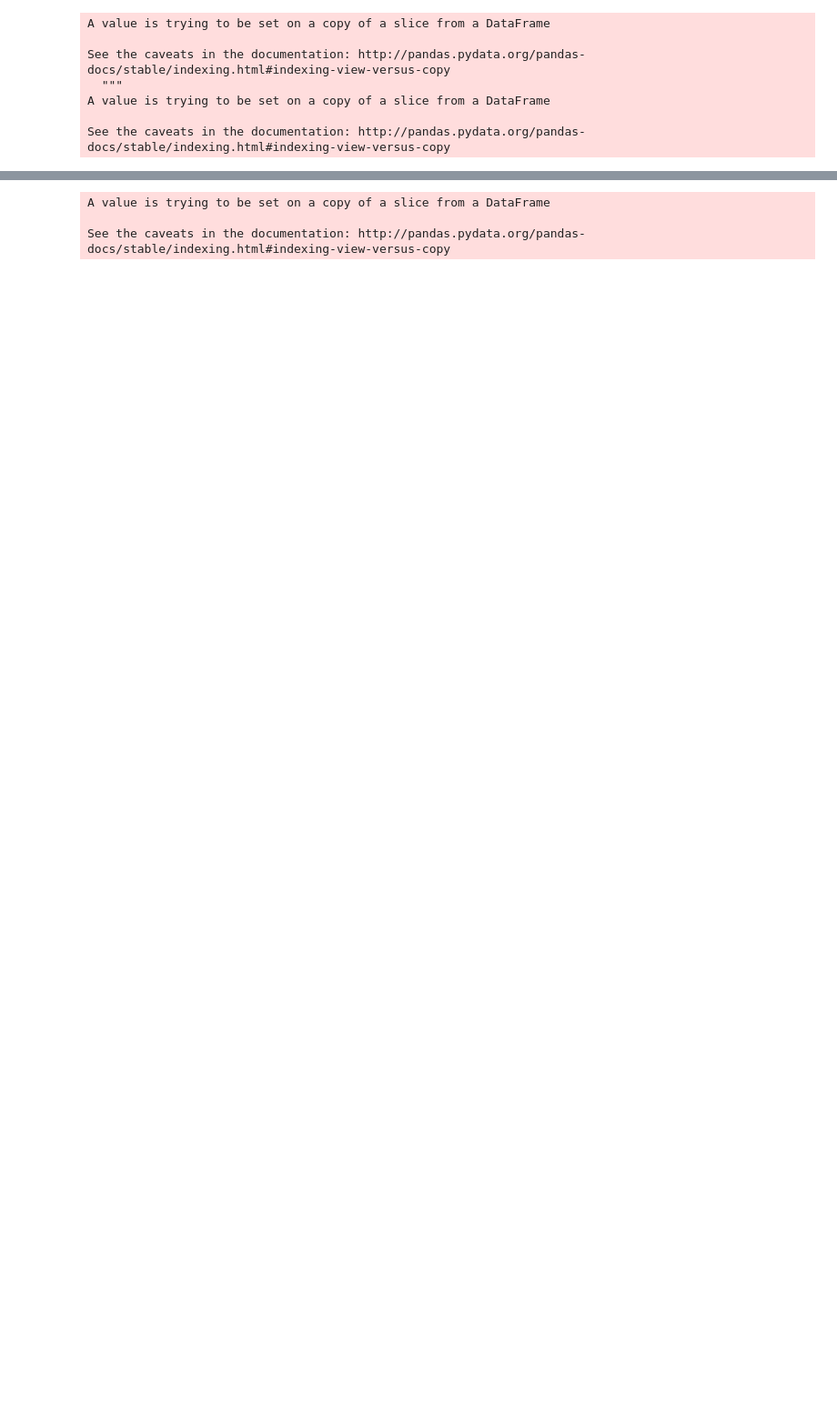
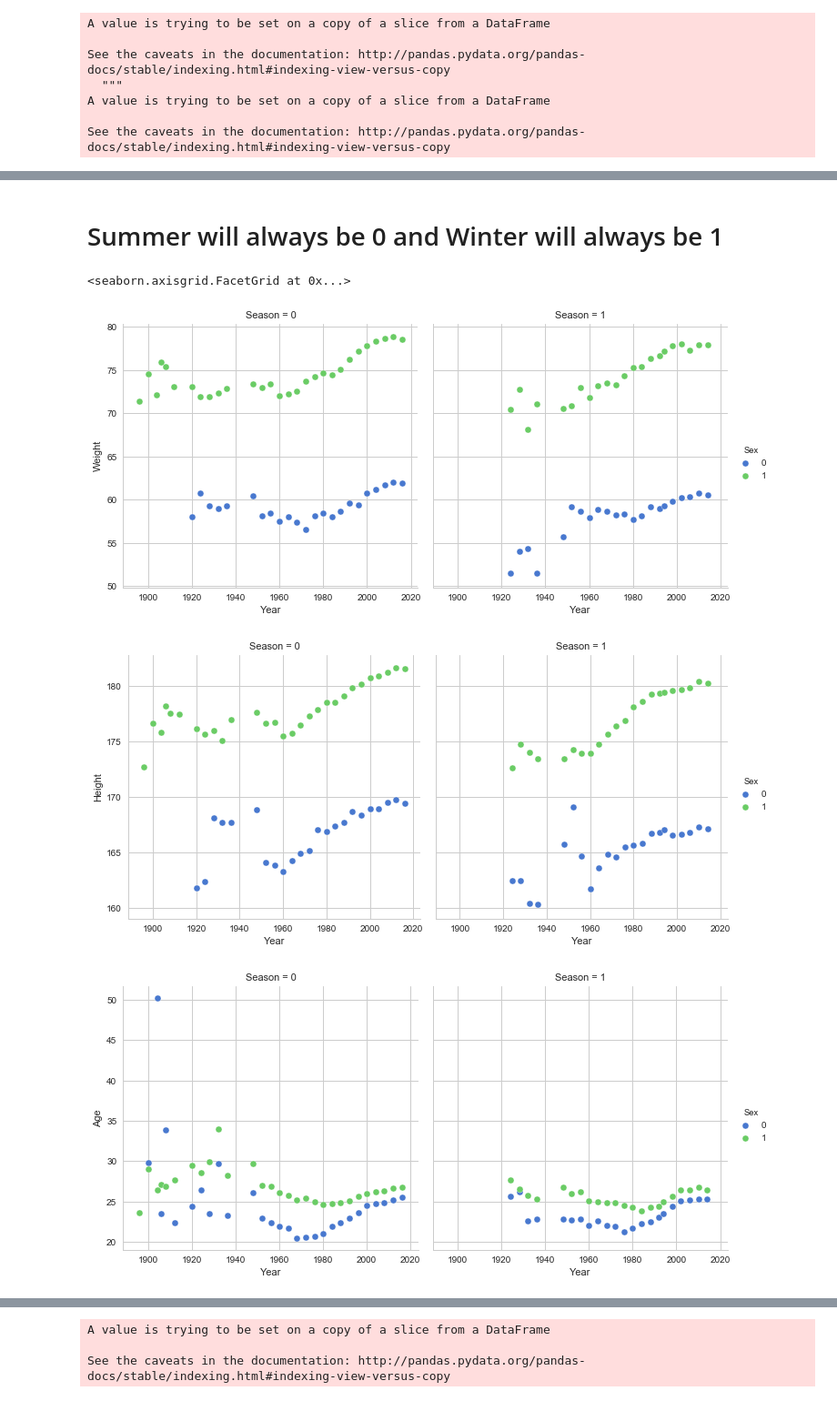
Before and after one commit to rbhavsar5/thinkful, a Jupyter notebook: OlympicNotebook.ipynb, the cells around one changed output, grey strips where cells are left out. Shown at 91% size. Drawn from its saved outputs; the diff is of its cells as text; code cells hidden in the pictures; blank space fills up the shorter version.

```diff
--- a/OlympicNotebook.ipynb
+++ b/OlympicNotebook.ipynb
@@ -119,13 +143,10 @@ See the caveats in the documentation: http://pandas.pydata.org/pandas-docs/stabl
 # %%
-#Making Dataframe to show Biological Information
-BiologyOverTime = DataSet.groupby(['Games'], as_index = True).mean()
-BiologyOverTime = BiologyOverTime[['Age', 'Sex', 'Weight', 'Height']]
-
-#WHY DO I NEED TO DO THIS STEP
-BiologyOverTime['Season'] = 0
-BiologyOverTime['Year'] = 0
-
+#Keeping Only Relevant Columns for Dataframes
+BiologyOverTime = BiologyOverTime[['Age', 'Weight', 'Height', 'Year']]
+BiologyOverTime['Games'] = 0
+BiologyOverTime['Sex'] = 0
 for index in BiologyOverTime.index:
-    BiologyOverTime['Season'][index] = index[0]
-    BiologyOverTime['Year'][index] = index[1]
+    BiologyOverTime['Games'][index] = index[0]
+    BiologyOverTime['Sex'][index] = index[1]
+BiologyOverTime['Season'] = BiologyOverTime['Games'].astype(str).str[5:]
 # %% [output]
@@ -150,0 +182,31 @@ BiologyOverTime.describe()
+# %%
+#Encoding Categorical Data (Seasons)
+#summer = 0 , winter = 1
+labelencoder_X1 = LabelEncoder()
+BiologyOverTime['Season'] = labelencoder_X1.fit_transform(BiologyOverTime['Season'])
+SexOverTime['Season'] = labelencoder_X1.fit_transform(SexOverTime['Season'])
+# %% [markdown]
+# Summer will always be 0 and Winter will always be 1
+# %%
+#Set the aesthetic for a figure
+sns.set(style="whitegrid", palette="muted", color_codes=True)
+
+##Scatter Plot for Weight
+ax = sns.FacetGrid(BiologyOverTime, col = 'Season', hue ='Sex', size = 5)
+ax.map(plt.scatter, 'Year', 'Weight', edgecolor="w")
+ax.add_legend()
+
+##Scatter Plot for Height
+ax = sns.FacetGrid(BiologyOverTime, col = 'Season', hue ='Sex', size = 5)
+ax.map(plt.scatter, 'Year', 'Height', edgecolor="w")
+ax.add_legend()
+
+##Scatter Plot for Age
+ax = sns.FacetGrid(BiologyOverTime, col = 'Season', hue ='Sex', size = 5)
+ax.map(plt.scatter, 'Year', 'Age', edgecolor="w")
+ax.add_legend()
+# %% [output]
+<seaborn.axisgrid.FacetGrid at 0x...>
+[figure, added]
+[figure, added]
+[figure, added]
```
Also changed, not shown: parts of 28 cells of this notebook.
